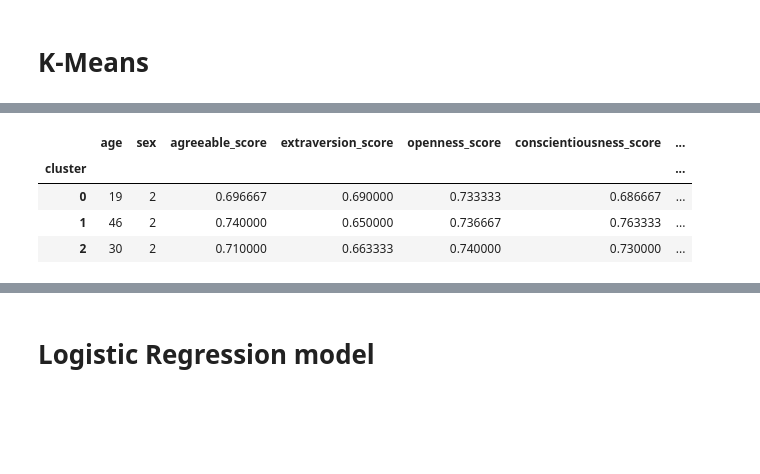
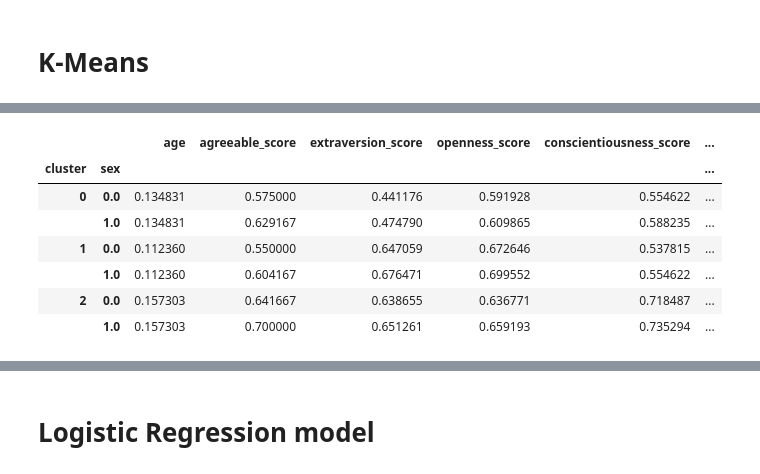
Before and after one commit to efratkohen/Big_five, a Jupyter notebook: Big Five - preprocessing.ipynb, the cells around one changed output, grey strips where cells are left out. Saved outputs shown, nothing was run; the diff lists cells and outputs as text; code cells hidden in the pictures; blank space fills up the shorter version.

Commit message:
add normalize function

```diff
--- a/Big Five - preprocessing.ipynb
+++ b/Big Five - preprocessing.ipynb
@@ -168,3 +169,10 @@ data_country
 | 334160 | 36 | 1 | 0.516667 | 0.670000 | 0.783333 | 0.566667 | ... |
 | 334161 | 35 | 2 | 0.866667 | 0.900000 | 0.956667 | 0.710000 | ... |
 307141 rows × 20 columns
+# %%
+#Normalize features
+scaler = MinMaxScaler()
+names = data_country.columns
+d = scaler.fit_transform(data_country)
+scaled_data_country = pd.DataFrame(d, index=data_country.index, columns=names)
+scaled_data_country
@@ -174,7 +197,7 @@ data_country
 from sklearn.cluster import KMeans
 # %%
 Kmeans = KMeans(n_clusters=3)
-Kmeans.fit(data_country)
-y_km = Kmeans.fit_predict(data_country)
-new_series = pd.Series(y_km, index=data_country.index, name='cluster')
-data_country_Kmeans = pd.concat([data_country, new_series] ,axis=1)
+Kmeans.fit(scaled_data_country[personality_traits])
+y_km = Kmeans.fit_predict(scaled_data_country[personality_traits])
+new_series = pd.Series(y_km, index=scaled_data_country.index, name='cluster')
+scaled_data_country_Kmeans = pd.concat([scaled_data_country, new_series] ,axis=1)
@@ -198,8 +221,11 @@ data_country_Kmeans
 # %%
-data_country_Kmeans.groupby(by=["cluster"]).median()
+scaled_data_country_Kmeans.groupby(by=["cluster", "sex"]).median()
 # %% [output]
-|  | age | sex | agreeable_score | extraversion_score | openness_score | conscientiousness_score | ... |
-| cluster |  |  |  |  |  |  | ... |
-| 0 | 19 | 2 | 0.696667 | 0.690000 | 0.733333 | 0.686667 | ... |
-| 1 | 46 | 2 | 0.740000 | 0.650000 | 0.736667 | 0.763333 | ... |
-| 2 | 30 | 2 | 0.710000 | 0.663333 | 0.740000 | 0.730000 | ... |
+|  |  | age | agreeable_score | extraversion_score | openness_score | conscientiousness_score | ... |
+| cluster | sex |  |  |  |  |  | ... |
+| 0 | 0.0 | 0.134831 | 0.575000 | 0.441176 | 0.591928 | 0.554622 | ... |
+|  | 1.0 | 0.134831 | 0.629167 | 0.474790 | 0.609865 | 0.588235 | ... |
+| 1 | 0.0 | 0.112360 | 0.550000 | 0.647059 | 0.672646 | 0.537815 | ... |
+|  | 1.0 | 0.112360 | 0.604167 | 0.676471 | 0.699552 | 0.554622 | ... |
+| 2 | 0.0 | 0.157303 | 0.641667 | 0.638655 | 0.636771 | 0.718487 | ... |
+|  | 1.0 | 0.157303 | 0.700000 | 0.651261 | 0.659193 | 0.735294 | ... |
```
Also changed, not shown: parts of 9 cells of this notebook.
